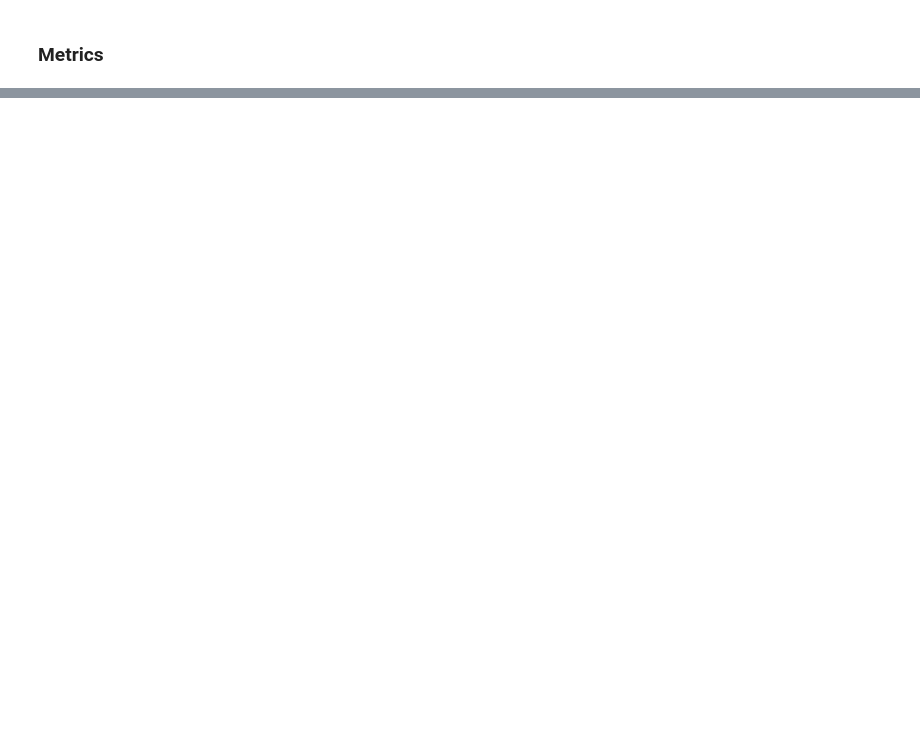
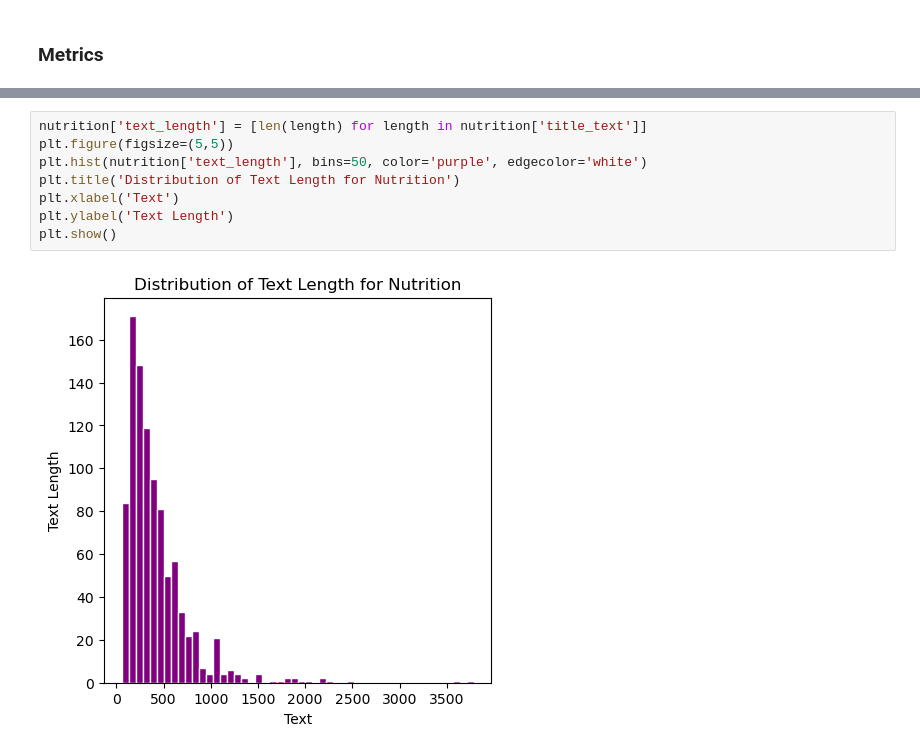
Before and after one commit to sophiaj5/NLP-Project, a Jupyter notebook: models.ipynb, the cells around one changed output, grey strips where cells are left out. Drawn from its saved outputs; the diff is of its cells as text; blank space fills up the shorter version.

```diff
--- a/models.ipynb
+++ b/models.ipynb
@@ -298,0 +343,10 @@ array([[233,  11],
+# %%
+nutrition['text_length'] = [len(length) for length in nutrition['title_text']]
+plt.figure(figsize=(5,5))
+plt.hist(nutrition['text_length'], bins=50, color='purple', edgecolor='white')
+plt.title('Distribution of Text Length for Nutrition')
+plt.xlabel('Text')
+plt.ylabel('Text Length')
+plt.show()
+# %% [output]
+[figure, added]
```
Also changed, not shown: parts of 30 cells of this notebook, 4 other files.
